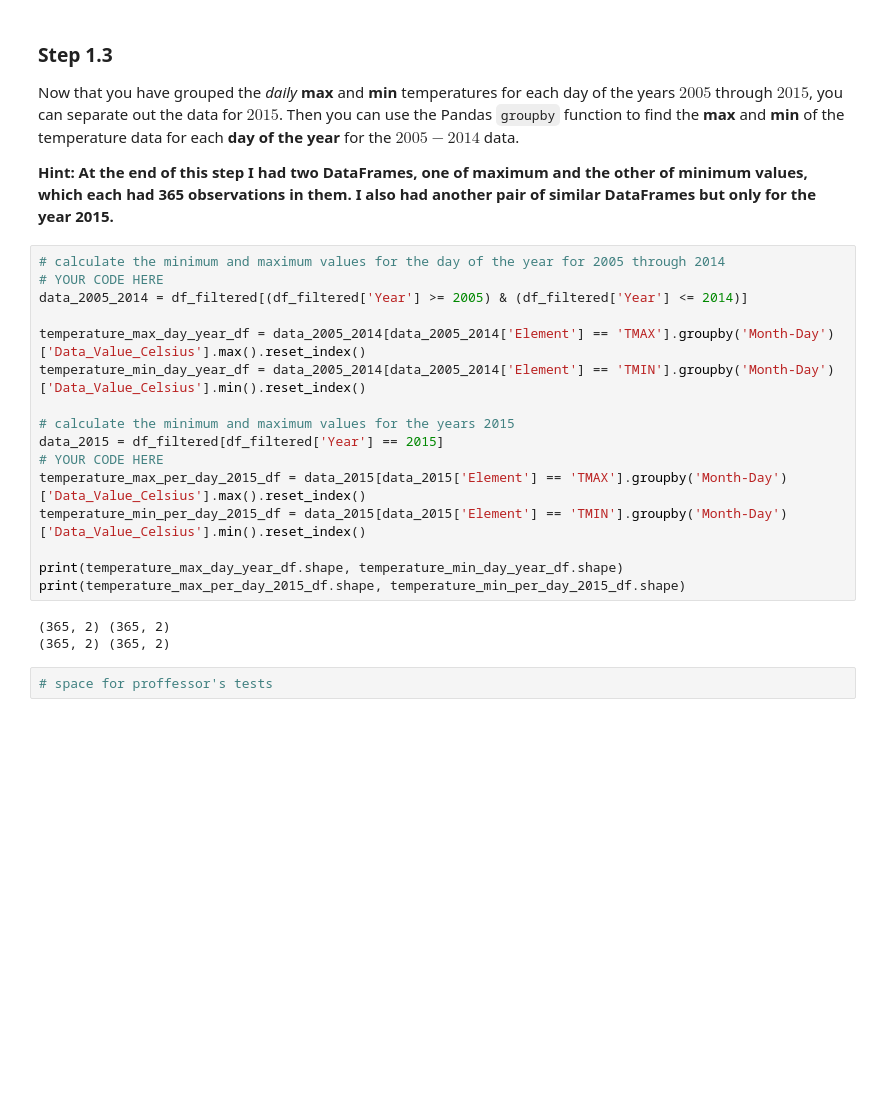
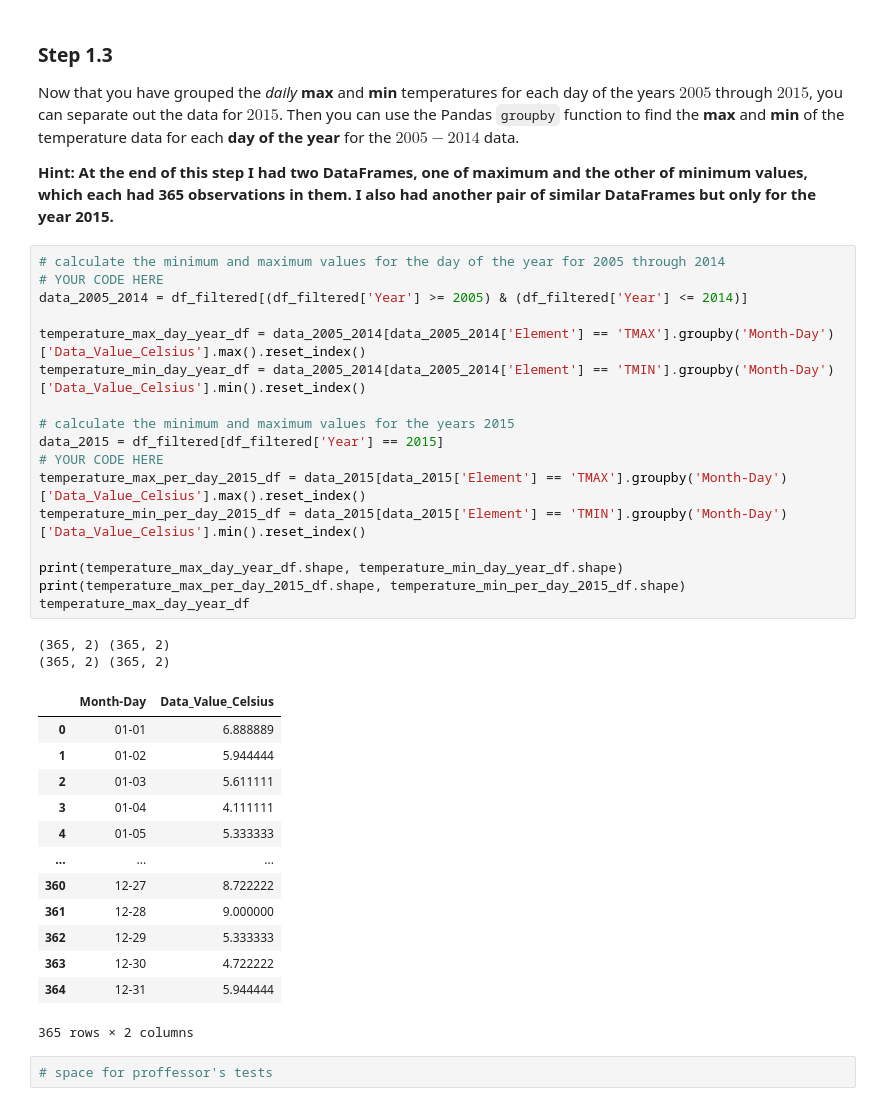
Before and after one commit to NicoG2023/Data_Science_Introduction, a Jupyter notebook: Workshops/Workshop 3/Workshop_3.ipynb, the cells around one changed output. Drawn from its saved outputs; the diff is of its cells as text; blank space fills up the shorter version.

```diff
--- a/Workshops/Workshop 3/Workshop_3.ipynb
+++ b/Workshops/Workshop 3/Workshop_3.ipynb
@@ -91,22 +91,36 @@ __Hint: At the end of this step I had two DataFrames, one of maximum and the oth
 # %%
 # calculate the minimum and maximum values for the day of the year for 2005 through 2014
 # YOUR CODE HERE
 data_2005_2014 = df_filtered[(df_filtered['Year'] >= 2005) & (df_filtered['Year'] <= 2014)]
 
 temperature_max_day_year_df = data_2005_2014[data_2005_2014['Element'] == 'TMAX'].groupby('Month-Day')['Data_Value_Celsius'].max().reset_index()
 temperature_min_day_year_df = data_2005_2014[data_2005_2014['Element'] == 'TMIN'].groupby('Month-Day')['Data_Value_Celsius'].min().reset_index()
 
 # calculate the minimum and maximum values for the years 2015
 data_2015 = df_filtered[df_filtered['Year'] == 2015]
 # YOUR CODE HERE
 temperature_max_per_day_2015_df = data_2015[data_2015['Element'] == 'TMAX'].groupby('Month-Day')['Data_Value_Celsius'].max().reset_index()
 temperature_min_per_day_2015_df = data_2015[data_2015['Element'] == 'TMIN'].groupby('Month-Day')['Data_Value_Celsius'].min().reset_index()
 
 print(temperature_max_day_year_df.shape, temperature_min_day_year_df.shape)
 print(temperature_max_per_day_2015_df.shape, temperature_min_per_day_2015_df.shape)
+temperature_max_day_year_df
 # %% [output]
 (365, 2) (365, 2)
 (365, 2) (365, 2)
+|  | Month-Day | Data_Value_Celsius |
+| 0 | 01-01 | 6.888889 |
+| 1 | 01-02 | 5.944444 |
+| 2 | 01-03 | 5.611111 |
+| 3 | 01-04 | 4.111111 |
+| 4 | 01-05 | 5.333333 |
+| ... | ... | ... |
+| 360 | 12-27 | 8.722222 |
+| 361 | 12-28 | 9.000000 |
+| 362 | 12-29 | 5.333333 |
+| 363 | 12-30 | 4.722222 |
+| 364 | 12-31 | 5.944444 |
+365 rows × 2 columns
 # %%
 # space for proffessor's tests
 # %% [markdown]
```
Also changed, not shown: parts of 2 cells of this notebook.
